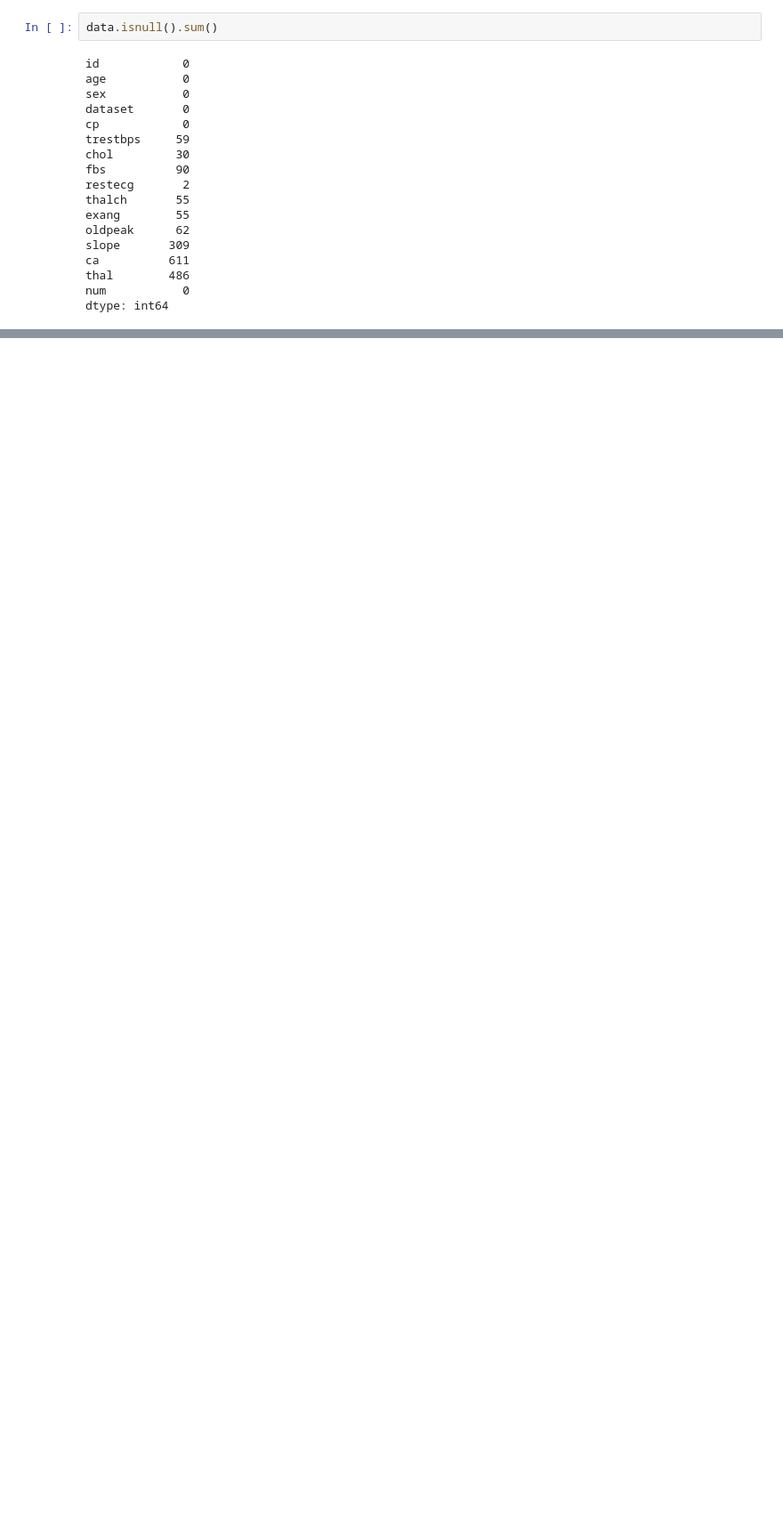
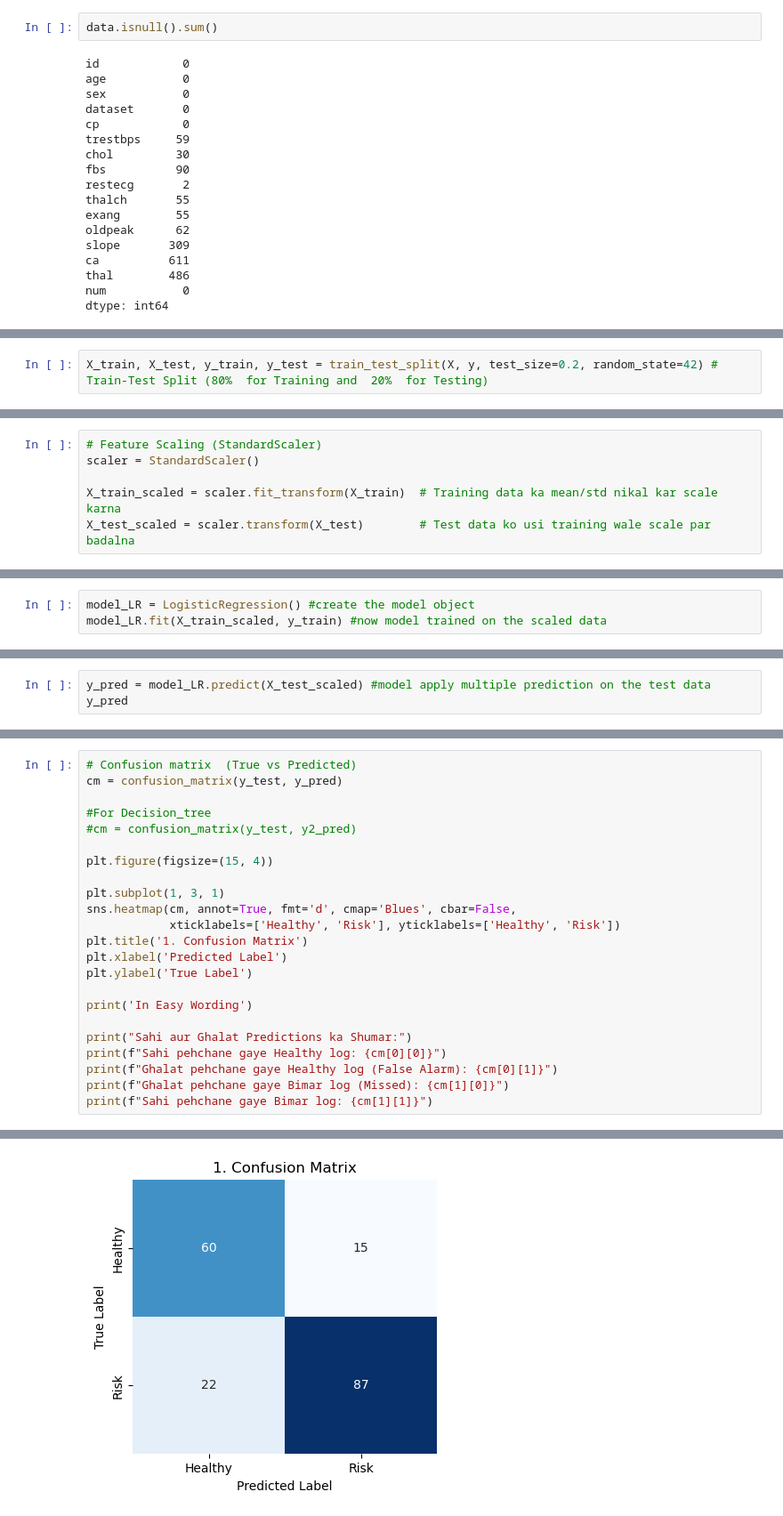
Before and after one commit to MuteebaAly/ML_Engineer_Internship, a Jupyter notebook: Task_3/Heart_Diseases_prediction.ipynb, the cells around one changed output, grey strips where cells are left out. Shown at 89% size. Cells and saved outputs as stored; diff of their text form; blank space fills up the shorter version.

```diff
--- a/Task_3/Heart_Diseases_prediction.ipynb
+++ b/Task_3/Heart_Diseases_prediction.ipynb
@@ -78,0 +230,2 @@ AttributeError: module 'numpy' has no attribute 'fillna'
+# %%
+X_train, X_test, y_train, y_test = train_test_split(X, y, test_size=0.2, random_state=42) # Train-Test Split (80%  for Training and  20%  for Testing)
@@ -78,0 +234,6 @@ AttributeError: module 'numpy' has no attribute 'fillna'
+# %%
+# Feature Scaling (StandardScaler)
+scaler = StandardScaler()
+
+X_train_scaled = scaler.fit_transform(X_train)  # Training data ka mean/std nikal kar scale karna
+X_test_scaled = scaler.transform(X_test)        # Test data ko usi training wale scale par badalna
@@ -78,0 +242,3 @@ AttributeError: module 'numpy' has no attribute 'fillna'
+# %%
+model_LR = LogisticRegression() #create the model object
+model_LR.fit(X_train_scaled, y_train) #now model trained on the scaled data
@@ -78,0 +249,3 @@ AttributeError: module 'numpy' has no attribute 'fillna'
+# %%
+y_pred = model_LR.predict(X_test_scaled) #model apply multiple prediction on the test data
+y_pred
@@ -78,0 +294,24 @@ AttributeError: module 'numpy' has no attribute 'fillna'
+# %%
+# Confusion matrix  (True vs Predicted)
+cm = confusion_matrix(y_test, y_pred)
+
+#For Decision_tree
+#cm = confusion_matrix(y_test, y2_pred)
+
+plt.figure(figsize=(15, 4))
+
+plt.subplot(1, 3, 1)
+sns.heatmap(cm, annot=True, fmt='d', cmap='Blues', cbar=False,
+            xticklabels=['Healthy', 'Risk'], yticklabels=['Healthy', 'Risk'])
+plt.title('1. Confusion Matrix')
+plt.xlabel('Predicted Label')
+plt.ylabel('True Label')
+
+print('In Easy Wording')
+
+print("Sahi aur Ghalat Predictions ka Shumar:")
+print(f"Sahi pehchane gaye Healthy log: {cm[0][0]}")
+print(f"Ghalat pehchane gaye Healthy log (False Alarm): {cm[0][1]}")
+print(f"Ghalat pehchane gaye Bimar log (Missed): {cm[1][0]}")
+print(f"Sahi pehchane gaye Bimar log: {cm[1][1]}")
+# %% [output]
@@ -78,0 +324 @@ AttributeError: module 'numpy' has no attribute 'fillna'
+[figure, added]
```
Also changed, not shown: parts of 46 cells of this notebook.
